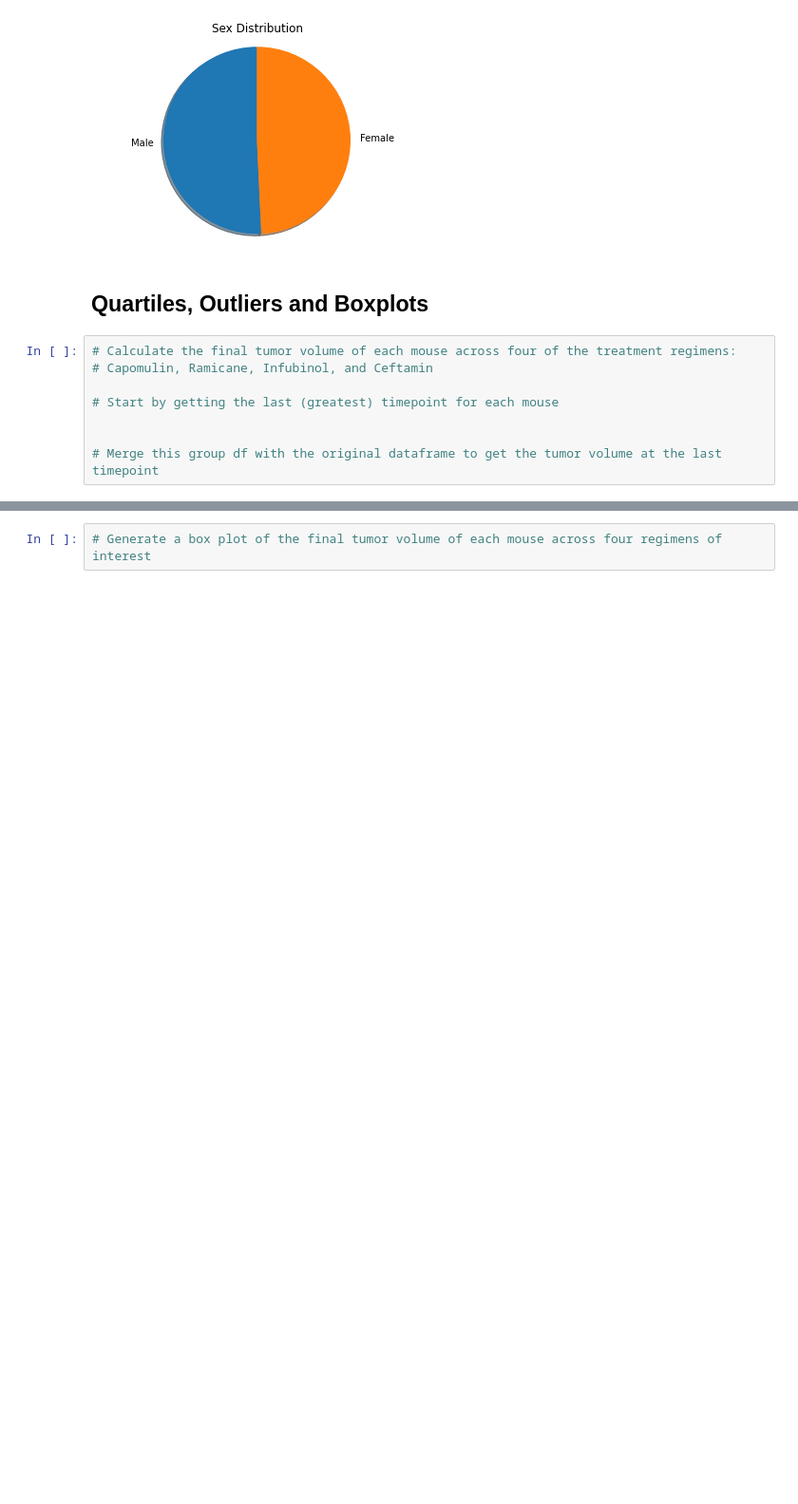
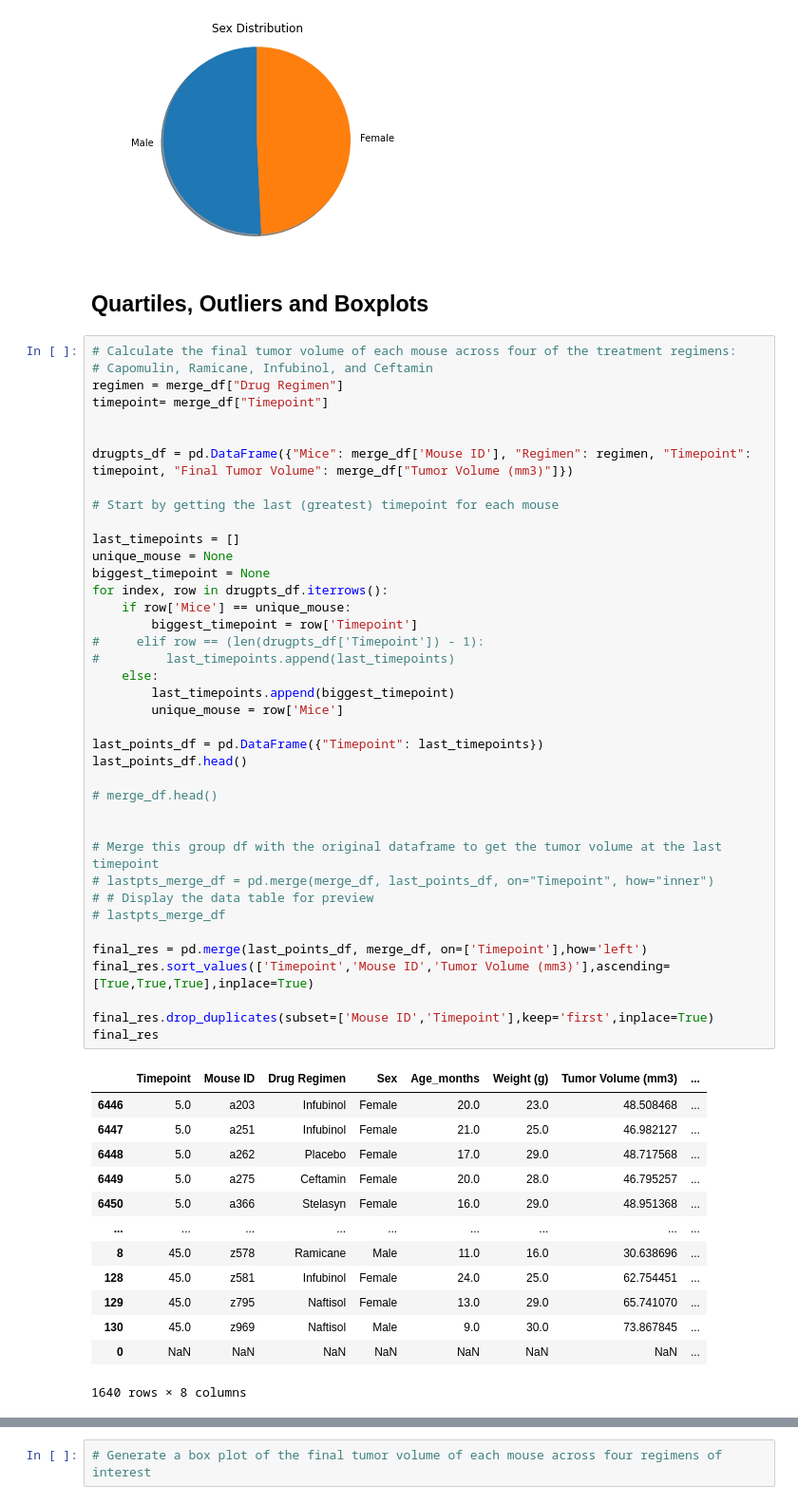
Before and after one commit to laurelwilliamson/matplotlib, a Jupyter notebook: Pymaceuticals/pymaceuticals_starter.ipynb, the cells around one changed output, grey strips where cells are left out. Shown: that part at 95% size. Saved outputs shown, nothing was run; the diff lists cells and outputs as text; blank space fills up the shorter version.

```diff
--- a/Pymaceuticals/pymaceuticals_starter.ipynb
+++ b/Pymaceuticals/pymaceuticals_starter.ipynb
@@ -175,13 +175,58 @@ plt.show()
 [figure]
 # %% [markdown]
 ## Quartiles, Outliers and Boxplots
-# %%
-# Calculate the final tumor volume of each mouse across four of the treatment regimens:
-# Capomulin, Ramicane, Infubinol, and Ceftamin
-
-# Start by getting the last (greatest) timepoint for each mouse
-
-
-# Merge this group df with the original dataframe to get the tumor volume at the last timepoint
+# %%
+# Calculate the final tumor volume of each mouse across four of the treatment regimens:
+# Capomulin, Ramicane, Infubinol, and Ceftamin
+regimen = merge_df["Drug Regimen"]
+timepoint= merge_df["Timepoint"]
+
+
+drugpts_df = pd.DataFrame({"Mice": merge_df['Mouse ID'], "Regimen": regimen, "Timepoint": timepoint, "Final Tumor Volume": merge_df["Tumor Volume (mm3)"]})
+
+# Start by getting the last (greatest) timepoint for each mouse
+
+last_timepoints = []
+unique_mouse = None
+biggest_timepoint = None
+for index, row in drugpts_df.iterrows():
+    if row['Mice'] == unique_mouse:
+        biggest_timepoint = row['Timepoint']
+#     elif row == (len(drugpts_df['Timepoint']) - 1):
+#         last_timepoints.append(last_timepoints)
+    else:
+        last_timepoints.append(biggest_timepoint)
+        unique_mouse = row['Mice']
+
+last_points_df = pd.DataFrame({"Timepoint": last_timepoints})
+last_points_df.head()
+
+# merge_df.head()
+
+
+# Merge this group df with the original dataframe to get the tumor volume at the last timepoint
+# lastpts_merge_df = pd.merge(merge_df, last_points_df, on="Timepoint", how="inner")
+# # Display the data table for preview
+# lastpts_merge_df
+
+final_res = pd.merge(last_points_df, merge_df, on=['Timepoint'],how='left')
+final_res.sort_values(['Timepoint','Mouse ID','Tumor Volume (mm3)'],ascending=[True,True,True],inplace=True)
+
+final_res.drop_duplicates(subset=['Mouse ID','Timepoint'],keep='first',inplace=True)
+final_res
+# %% [output]
+|  | Timepoint | Mouse ID | Drug Regimen | Sex | Age_months | Weight (g) | Tumor Volume (mm3) | ... |
+| 6446 | 5.0 | a203 | Infubinol | Female | 20.0 | 23.0 | 48.508468 | ... |
+| 6447 | 5.0 | a251 | Infubinol | Female | 21.0 | 25.0 | 46.982127 | ... |
+| 6448 | 5.0 | a262 | Placebo | Female | 17.0 | 29.0 | 48.717568 | ... |
+| 6449 | 5.0 | a275 | Ceftamin | Female | 20.0 | 28.0 | 46.795257 | ... |
+| 6450 | 5.0 | a366 | Stelasyn | Female | 16.0 | 29.0 | 48.951368 | ... |
+| ... | ... | ... | ... | ... | ... | ... | ... | ... |
+| 8 | 45.0 | z578 | Ramicane | Male | 11.0 | 16.0 | 30.638696 | ... |
+| 128 | 45.0 | z581 | Infubinol | Female | 24.0 | 25.0 | 62.754451 | ... |
+| 129 | 45.0 | z795 | Naftisol | Female | 13.0 | 29.0 | 65.741070 | ... |
+| 130 | 45.0 | z969 | Naftisol | Male | 9.0 | 30.0 | 73.867845 | ... |
+| 0 | NaN | NaN | NaN | NaN | NaN | NaN | NaN | ... |
+1640 rows × 8 columns
 # %%
 # Put treatments into a list for for loop (and later for plot labels)
```
Also changed, not shown: parts of 3 cells of this notebook.
